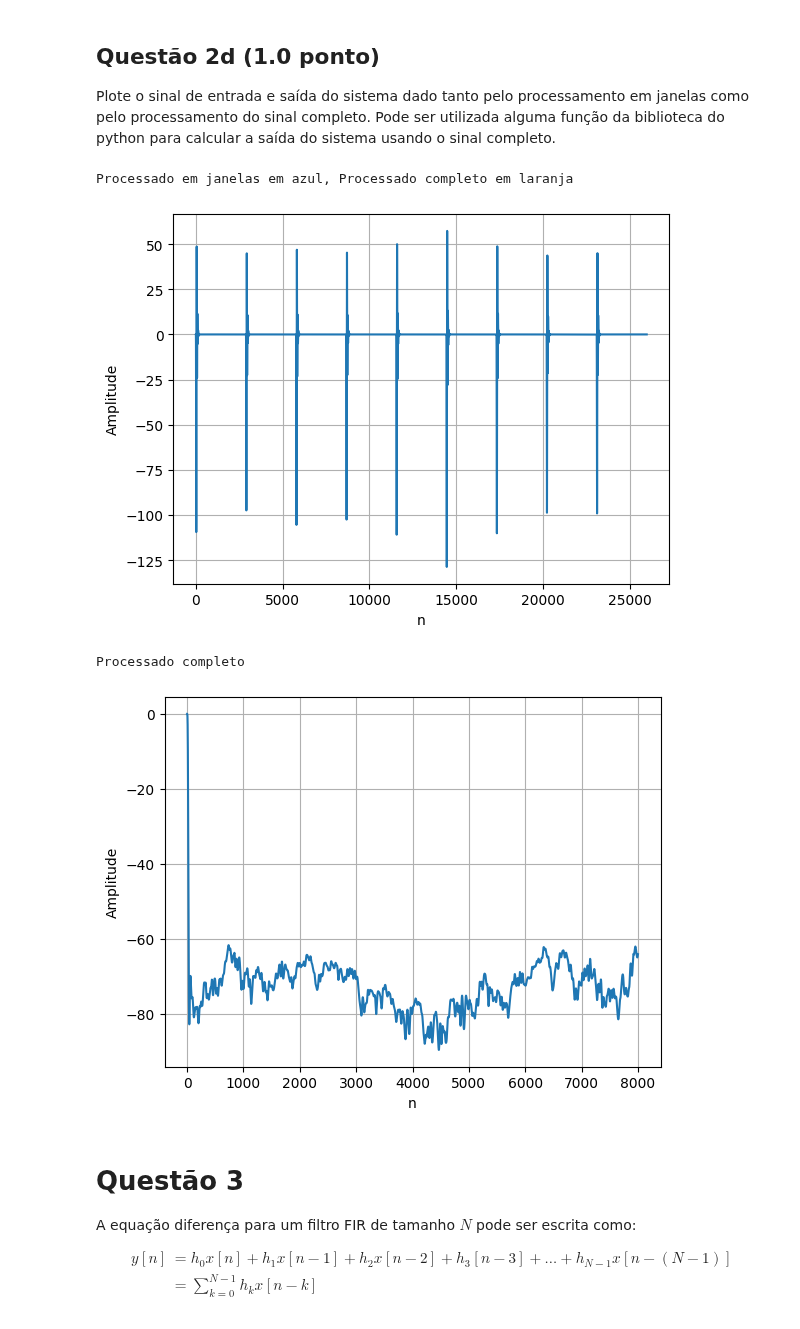
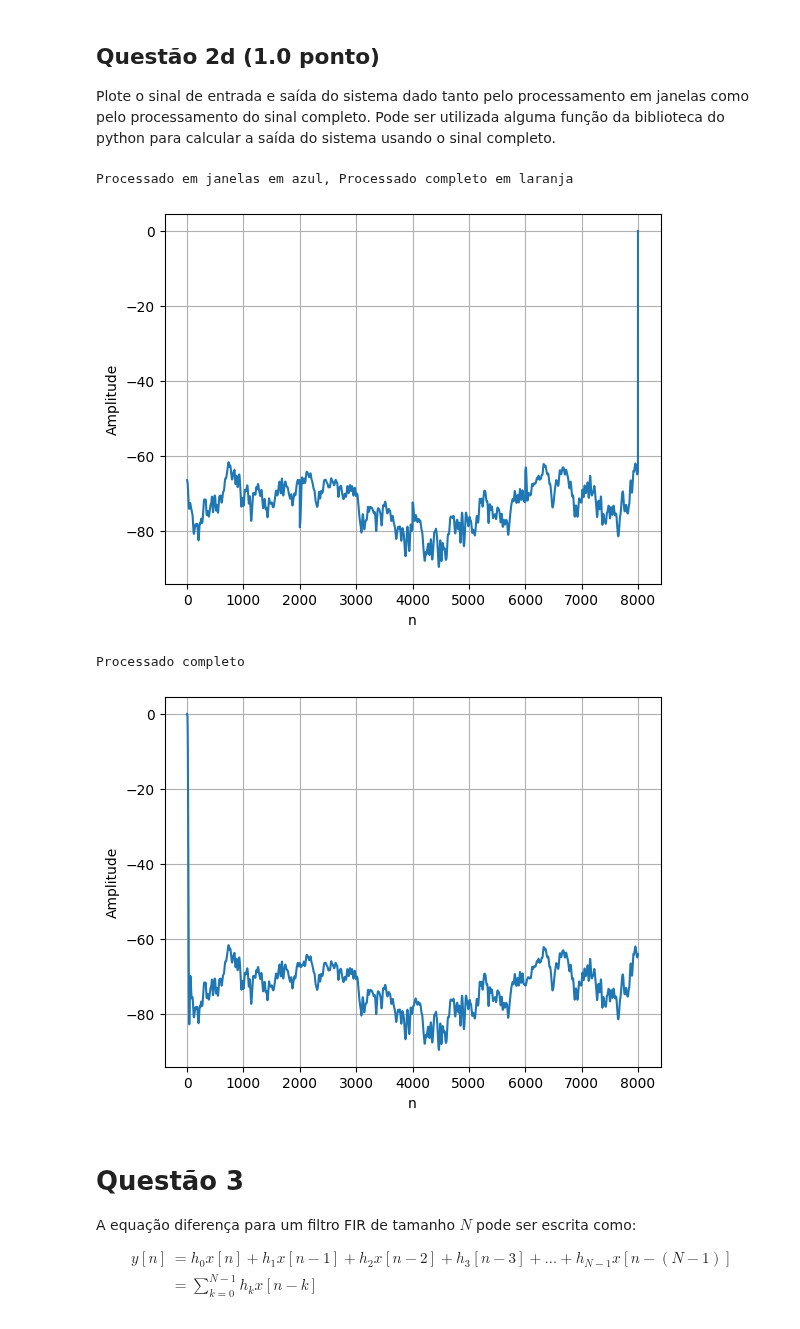
Before and after one commit to CristianoCTS/SSTD, a Jupyter notebook: Projeto-4/211028050-projeto4.ipynb, the cells around one changed output. Cells and saved outputs as stored; diff of their text form; code cells hidden in the pictures.

```diff
--- a/Projeto-4/211028050-projeto4.ipynb
+++ b/Projeto-4/211028050-projeto4.ipynb
@@ -267,3 +242,30 @@ def overlap_add(arrays, arrayf):
+# %%
+import numpy as np
+
+def overlap_add(signal, kernel):
+    signal = signal.tolist()  # Convertendo para lista
+    kernel = kernel.tolist()  # Convertendo para lista
+    signal_length = len(signal)
+    kernel_length = len(kernel)
+    output_length = signal_length + kernel_length - 1
+
+    # Calculando o tamanho do bloco e os zeros necessários
+    block_size = len(kernel)
+    num_blocks = (signal_length + block_size - 1) // block_size
+    padded_length = num_blocks * block_size
+    signal_padded = signal + [0] * (padded_length - signal_length)
+
+    output = [0] * output_length
+
+    for i in range(0, padded_length, block_size):
+        block = signal_padded[i:i + block_size] + [0] * (block_size - len(signal_padded[i:i + block_size]))
+        block_fft = np.fft.fft(block)
+        kernel_fft = np.fft.fft(kernel, block_size)
+        convolved = np.fft.ifft(block_fft * kernel_fft).real.tolist()
+        for j in range(len(convolved)):
+            output[i + j] += convolved[j]
+
+    return output[:signal_length + kernel_length - 1]
 # %% [markdown]
 ## Questão 2d (1.0  ponto)
 
@@ -271,26 +273,26 @@ Plote o sinal de entrada e saída do sistema dado tanto pelo processamento em ja
 # %%
 sinal = np.loadtxt("potencia.txt")
 
 saida_janelas = overlap_add(sinal, resposta_impulso)
 
 print("Processado em janelas em azul, Processado completo em laranja")
-plt.plot(saida_janelas)
+plt.plot(saida_janelas[:8001])
 plt.xlabel("n")
 plt.ylabel("Amplitude")
 plt.grid()
 plt.show()
 
 transformada = fft(sinal)
 
 print("Processado completo")
 plt.plot(signal.lfilter(numerador, denominador, sinal))
 plt.xlabel("n")
 plt.ylabel("Amplitude")
 plt.grid()
 plt.show()
 # %% [output]
 Processado em janelas em azul, Processado completo em laranja
-[figure, old version]
+[figure, new version]
 Processado completo
 [figure]
 # %% [markdown]
```
Also changed, not shown: parts of 1 cell of this notebook.
